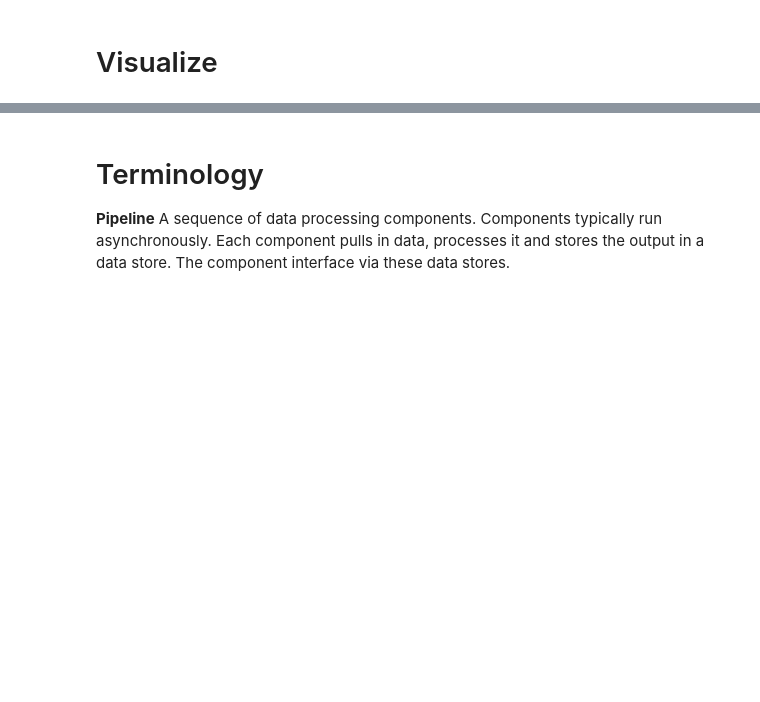
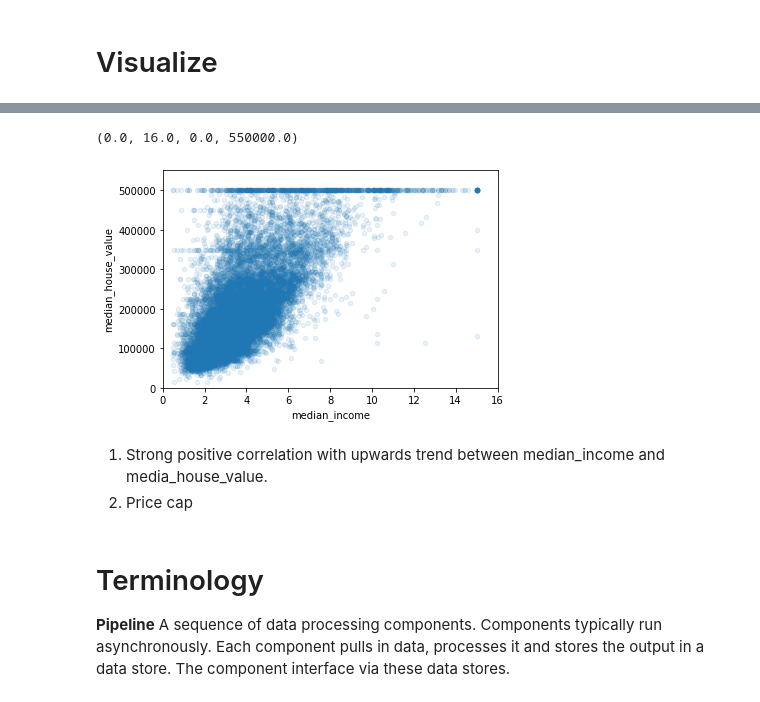
Before and after one commit to WestfalNamur/hands_on_ML, a Jupyter notebook: 1_end_to_end_project/end_to_end_project.ipynb, the cells around one changed output, grey strips where cells are left out. Cells and saved outputs as stored; diff of their text form; code cells hidden in the pictures; blank space fills up the shorter version.

```diff
--- a/1_end_to_end_project/end_to_end_project.ipynb
+++ b/1_end_to_end_project/end_to_end_project.ipynb
@@ -178,3 +223,17 @@ for set_ in (strat_train_set, strat_test_set):
+# %%
+housing.plot(
+    kind="scatter",
+    x="median_income",
+    y="median_house_value",
+    alpha=0.1
+)
+plt.axis([0, 16, 0, 550000])
+# %% [output]
+(0.0, 16.0, 0.0, 550000.0)
+[figure, added]
+# %% [markdown]
+1. Strong positive correlation with upwards trend between median_income and media_house_value.
+2. Price cap
 # %% [markdown]
 # Terminology
 
```
Also changed, not shown: parts of 6 cells of this notebook.
